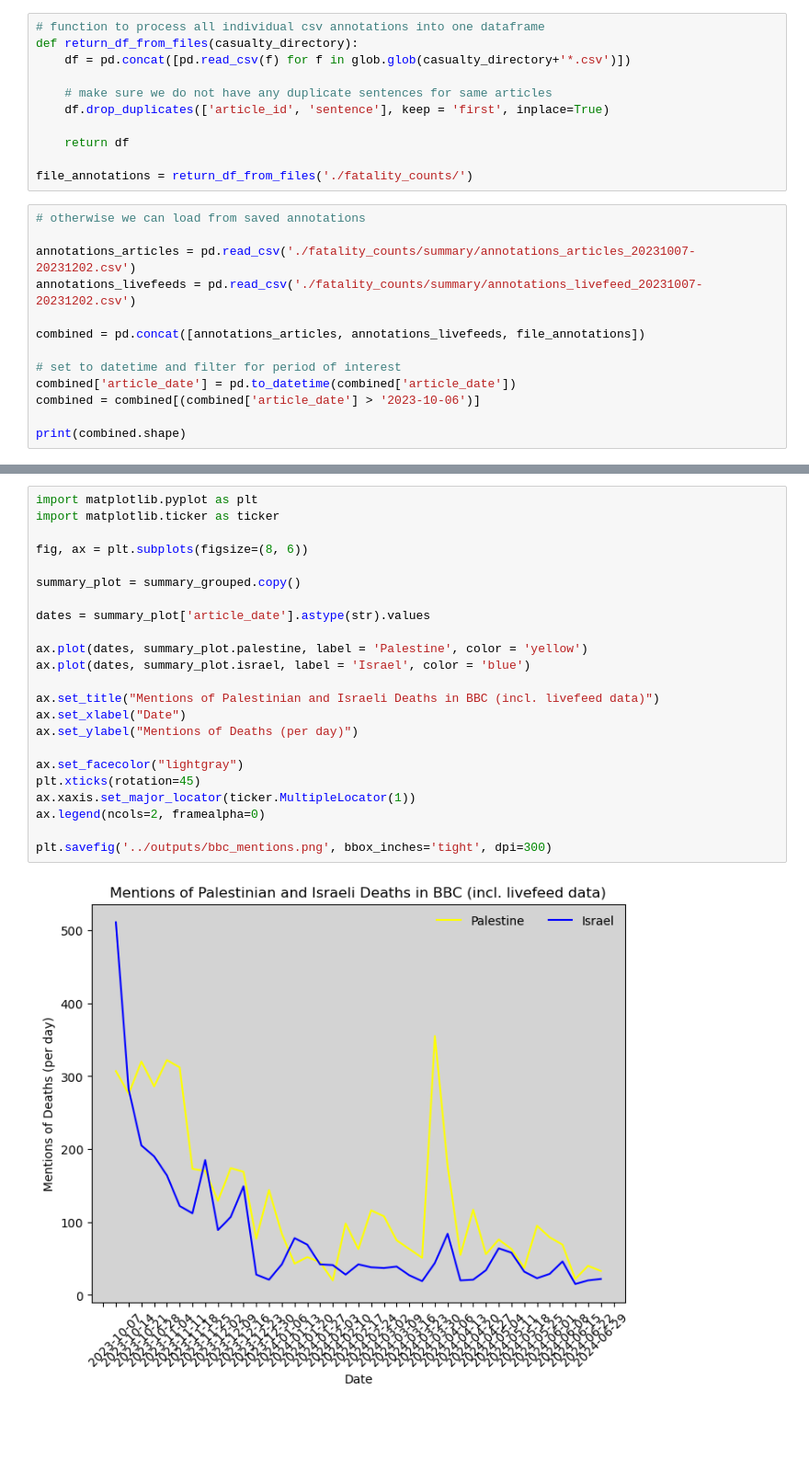
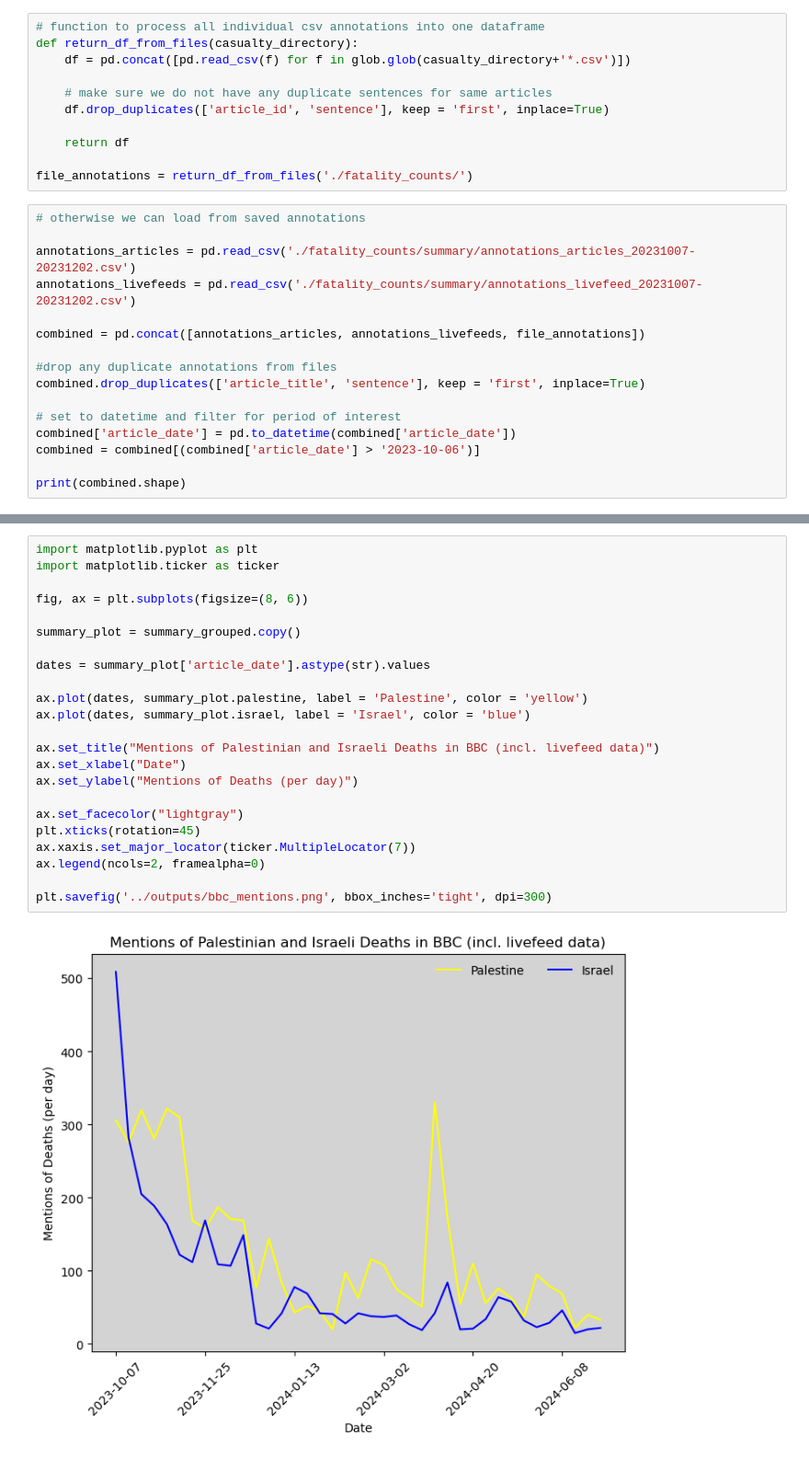
Before and after one commit to liet-git/bbc-bias, a Jupyter notebook: nlp/plot_mentions.ipynb, the cells around one changed output, grey strips where cells are left out. Shown: that part at 92% size. Cells and saved outputs as stored; diff of their text form; blank space fills up the shorter version.

Commit message:
removing any duplicate annotations and fixing plot

```diff
--- a/nlp/plot_mentions.ipynb
+++ b/nlp/plot_mentions.ipynb
@@ -20,6 +20,9 @@ annotations_livefeeds = pd.read_csv('./fatality_counts/summary/annotations_livef
 
 combined = pd.concat([annotations_articles, annotations_livefeeds, file_annotations])
 
+#drop any duplicate annotations from files
+combined.drop_duplicates(['article_title', 'sentence'], keep = 'first', inplace=True)
+
 # set to datetime and filter for period of interest
 combined['article_date'] = pd.to_datetime(combined['article_date'])
 combined = combined[(combined['article_date'] > '2023-10-06')]
@@ -73,25 +65,25 @@ summary_grouped
 # %%
 import matplotlib.pyplot as plt
 import matplotlib.ticker as ticker
 
 fig, ax = plt.subplots(figsize=(8, 6))
 
 summary_plot = summary_grouped.copy()
 
 dates = summary_plot['article_date'].astype(str).values
 
 ax.plot(dates, summary_plot.palestine, label = 'Palestine', color = 'yellow')
 ax.plot(dates, summary_plot.israel, label = 'Israel', color = 'blue')
 
 ax.set_title("Mentions of Palestinian and Israeli Deaths in BBC (incl. livefeed data)")
 ax.set_xlabel("Date")
 ax.set_ylabel("Mentions of Deaths (per day)")
 
 ax.set_facecolor("lightgray")
 plt.xticks(rotation=45)
-ax.xaxis.set_major_locator(ticker.MultipleLocator(1))
+ax.xaxis.set_major_locator(ticker.MultipleLocator(7))
 ax.legend(ncols=2, framealpha=0)
 
 plt.savefig('../outputs/bbc_mentions.png', bbox_inches='tight', dpi=300)
 # %% [output]
-[figure, old version]
+[figure, new version]
```
Also changed, not shown: parts of 3 cells of this notebook.
